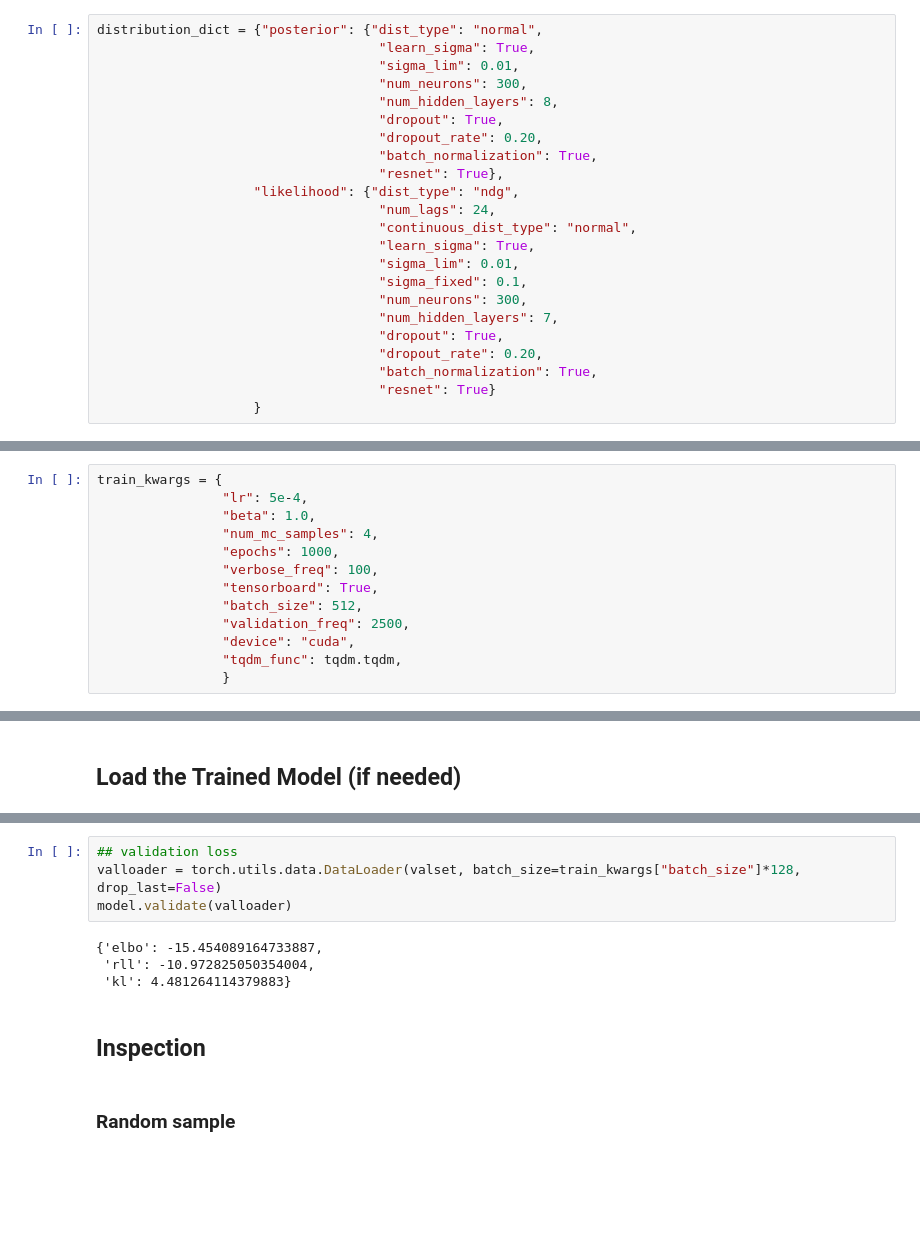
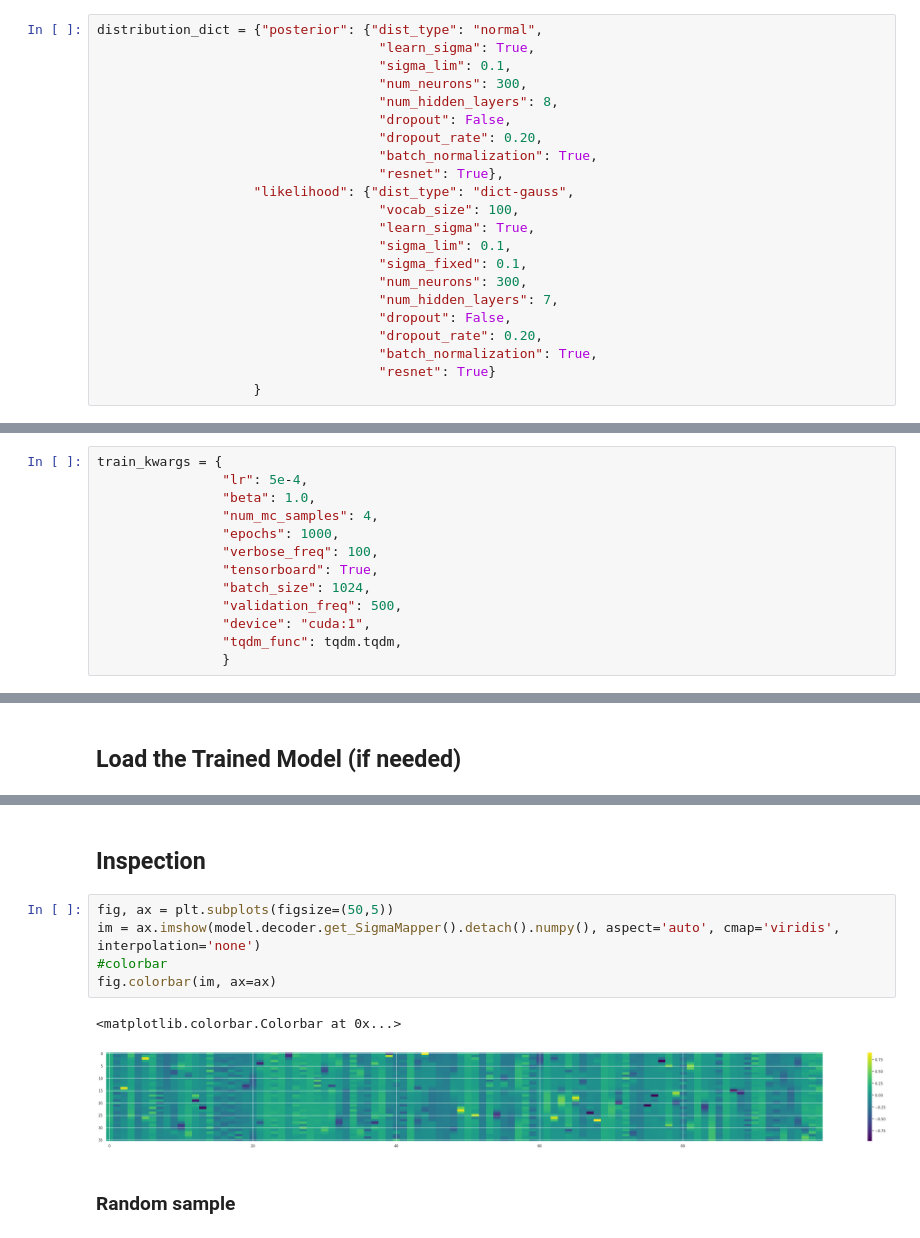
Before and after one commit to kabolat/behavio-temporal-vae, a Jupyter notebook: notebooks/sdg_baseline.ipynb, the cells around one changed output, grey strips where cells are left out. Saved outputs shown, nothing was run; the diff lists cells and outputs as text; blank space fills up the shorter version.

```diff
--- a/notebooks/sdg_baseline.ipynb
+++ b/notebooks/sdg_baseline.ipynb
@@ -329,22 +298,21 @@ Number of Validation Points: 22801
 # %%
 distribution_dict = {"posterior": {"dist_type": "normal",
                                     "learn_sigma": True,
-                                    "sigma_lim": 0.01,
+                                    "sigma_lim": 0.1,
                                     "num_neurons": 300,
                                     "num_hidden_layers": 8,
-                                    "dropout": True,
+                                    "dropout": False,
                                     "dropout_rate": 0.20,
                                     "batch_normalization": True,
                                     "resnet": True},
-                    "likelihood": {"dist_type": "ndg",
-                                    "num_lags": 24,
-                                    "continuous_dist_type": "normal",
+                    "likelihood": {"dist_type": "dict-gauss",
+                                    "vocab_size": 100,
                                     "learn_sigma": True,
-                                    "sigma_lim": 0.01,
+                                    "sigma_lim": 0.1,
                                     "sigma_fixed": 0.1,
                                     "num_neurons": 300,
                                     "num_hidden_layers": 7,
-                                    "dropout": True,
+                                    "dropout": False,
                                     "dropout_rate": 0.20,
                                     "batch_normalization": True,
                                     "resnet": True}
@@ -371,9 +339,9 @@ train_kwargs = {
                 "epochs": 1000,
                 "verbose_freq": 100,
                 "tensorboard": True,
-                "batch_size": 512,
-                "validation_freq": 2500,
-                "device": "cuda",
+                "batch_size": 1024,
+                "validation_freq": 500,
+                "device": "cuda:1",
                 "tqdm_func": tqdm.tqdm,
                 }
 # %%
@@ -474,13 +446,13 @@ Conditioner loaded from runs/Jun18_00-54-39_iepg-compute1.ewi.tudelft.nl/conditi
-# %%
-## validation loss
-valloader = torch.utils.data.DataLoader(valset, batch_size=train_kwargs["batch_size"]*128, drop_last=False)
-model.validate(valloader)
-# %% [output]
-{'elbo': -15.454089164733887,
- 'rll': -10.972825050354004,
- 'kl': 4.481264114379883}
 # %% [markdown]
 ## Inspection
+# %%
+fig, ax = plt.subplots(figsize=(50,5))
+im = ax.imshow(model.decoder.get_SigmaMapper().detach().numpy(), aspect='auto', cmap='viridis', interpolation='none')
+#colorbar
+fig.colorbar(im, ax=ax)
+# %% [output]
+<matplotlib.colorbar.Colorbar at 0x...>
+[figure, added]
 # %% [markdown]
 ### Random sample
 # %%
```
Also changed, not shown: parts of 27 cells of this notebook, 3 other files.
